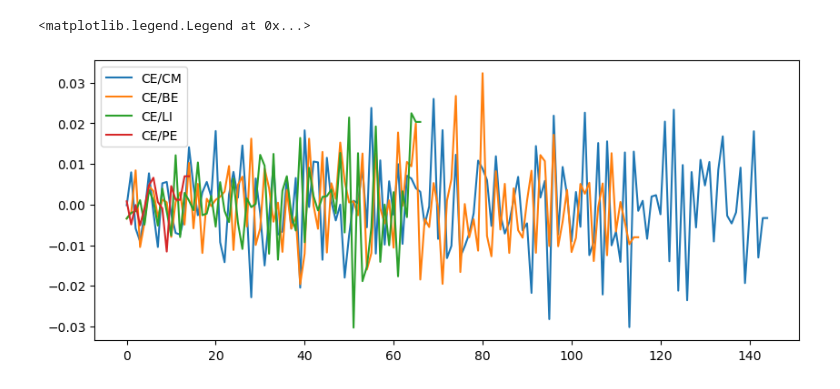
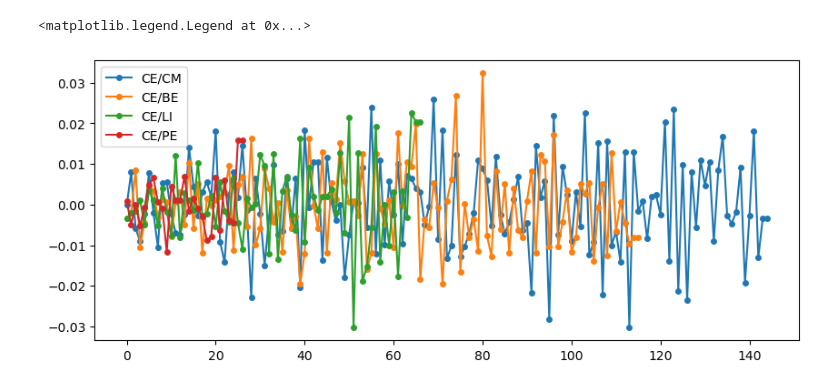
Before and after one commit to jfaulkner31/SCALETools, a Jupyter notebook: SCALEParser/testing.ipynb, the cells around one changed output. Drawn from its saved outputs; the diff is of its cells as text; code cells hidden in the pictures.

```diff
--- a/SCALEParser/testing.ipynb
+++ b/SCALEParser/testing.ipynb
@@ -33,9 +81,9 @@ ao_CECM = scaleParsing.get_axial_offset(mixture_powers=powers, bottom_half=botto
 # %%
-plt.plot(ao_CECM, label='CE/CM')
-plt.plot(ao_CEBE, label='CE/BE')
-plt.plot(ao_CELI, label='CE/LI')
-plt.plot(ao_CEPE, label='CE/PE')
+plt.plot(ao_CECM, label='CE/CM', marker='o', linestyle='-', markersize=4)
+plt.plot(ao_CEBE, label='CE/BE', marker='o', linestyle='-', markersize=4)
+plt.plot(ao_CELI, label='CE/LI', marker='o', linestyle='-', markersize=4)
+plt.plot(ao_CEPE, label='CE/PE', marker='o', linestyle='-', markersize=4)
 plt.legend()
 # %% [output]
 <matplotlib.legend.Legend at 0x...>
-[figure, old version]
+[figure, new version]
```
Also changed, not shown: parts of 4 cells of this notebook.
